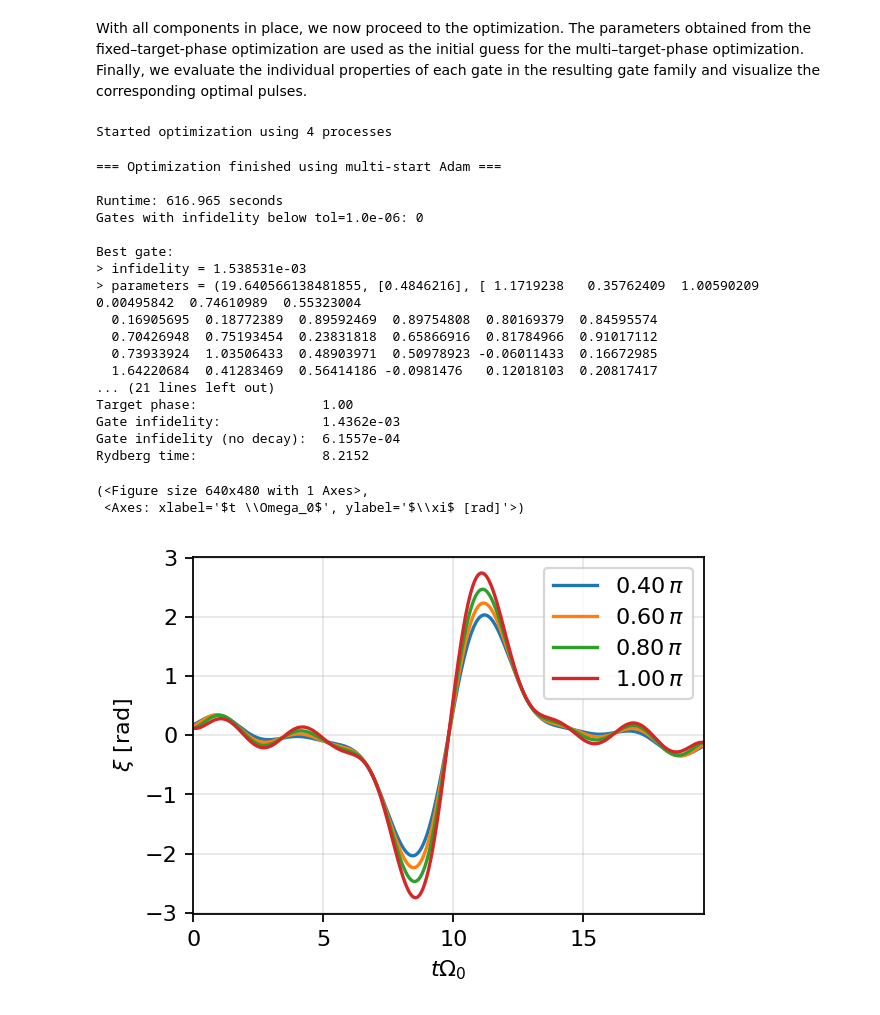
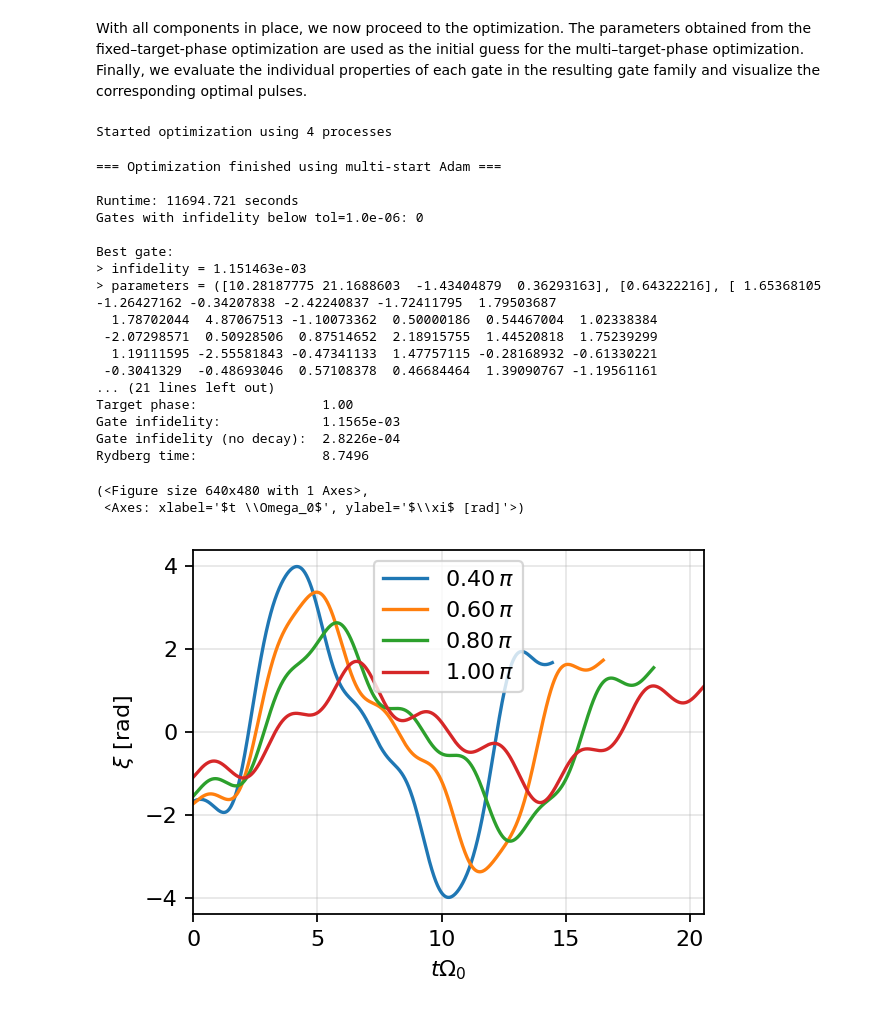
Before and after one commit to dflocher/rydopt, a Jupyter notebook: docs/examples/parity_gate_parametrization.ipynb, the cells around one changed output. Drawn from its saved outputs; the diff is of its cells as text; code cells hidden in the pictures.

Commit message:
docs: update the parameter bounds for multi-start

```diff
--- a/docs/examples/parity_gate_parametrization.ipynb
+++ b/docs/examples/parity_gate_parametrization.ipynb
@@ -196,7 +196,6 @@ fig, ax = ro.characterization.plot_pulse(pulse_ansatz, optimized_params)
 Here, we aim to optimize the parity gate over a range of target gate phases. To this end, we express the trainable parameters of the laser phase ansatz as polynomial functions of $\theta=4\gamma$. We begin by defining a family of parity gates with different target phases and subsequently redefine the pulse using a polynomial parameter map. Duration and other pulse parameters can be treated analogously by assigning them nonzero polynomial degrees.
 # %%
 phases = np.linspace(0.1, 0.25, 4) * np.pi
-opt_results = [opt_result]
 
 gates = [
     ro.gates.ThreeQubitGateIsosceles(
@@ -220,14 +219,8 @@ gate_family = ro.gates.ParametrizedGate(
 # --------------------------------------------------
 # Pulse ansatz (CRAB + polynomial mapping)
 # --------------------------------------------------
-degrees = [0, 0, 3, 0]
+degrees = [3, 0, 3, 0]
 num_params = [1, 1, n_params, 1]
-
-phase_poly_coeffs_init = 0.1 * np.random.random((n_params, degrees[2] + 1))
-phase_poly_coeffs_init[:, 0] = optimized_params[2]
-
-duration_poly_coeffs_init = 0.1 * np.random.random(degrees[0] + 1)
-duration_poly_coeffs_init[0] = optimized_params[0]
 
 pulse_mal = ro.pulses.PolynomialPulseMap(degrees=degrees, num_params=num_params)
 pulse = ro.pulses.MappedPulseAnsatz(
@@ -239,16 +232,16 @@ pulse = ro.pulses.MappedPulseAnsatz(
 With all components in place, we now proceed to the optimization. The parameters obtained from the fixed–target-phase optimization are used as the initial guess for the multi–target-phase optimization. Finally, we evaluate the individual properties of each gate in the resulting gate family and visualize the corresponding optimal pulses.
 # %%
 min_initial_params = (
-    [15.0, *[0.0] * degrees[0]],
+    [0.0, *[0.0] * degrees[0]],
     [-1.0],
-    phase_poly_coeffs_init,
+    -2 * np.ones((n_params, degrees[2] + 1)),
     [],
 )
 
 max_initial_params = (
-    [20.0, *[0.0] * degrees[0]],
+    [10.0, *[34.0] * degrees[0]],
     [1.0],
-    phase_poly_coeffs_init + 1.0,
+    2 * np.ones((n_params, degrees[2] + 1)),
     [],
 )
 
@@ -258,48 +251,48 @@ opt_result_gate_family = ro.optimization.multi_start_optimize(
     min_initial_params,
     max_initial_params,
     tol=1e-6,
-    num_initializations=400,
-    num_steps=100,
+    num_initializations=1000,
+    num_steps=200,
     num_processes=4,
-    return_history=True,
+    return_history=False,
 )
 
 optimized_params_gate_family = opt_result_gate_family.params
 
 print("\n=== Performance analysis of the best/fastest optimized gate pulse ===\n")
 for gate in gate_family.gates:
     infidelity, infidelity_nodecay, ryd_time = ro.characterization.analyze_gate(
         gate, pulse, optimized_params_gate_family, tol=1e-6
     )
 
     # Print the gate performance measures
     print(f"Target phase:                {pulse.target_phase(gate) * 2:.2f}")
     print(f"Gate infidelity:             {infidelity:.4e}")
     print(f"Gate infidelity (no decay):  {infidelity_nodecay:.4e}")
     print(f"Rydberg time:                {ryd_time:.4f}\n")
 
 ro.characterization.plot_mapped_pulse(
     pulse, optimized_params_gate_family, gate_family, plot_detuning=False, plot_rabi=False
 )
 # %% [output]
 Started optimization using 4 processes
 === Optimization finished using multi-start Adam ===
 
-Runtime: 616.965 seconds
+Runtime: 11694.721 seconds
 Gates with infidelity below tol=1.0e-06: 0
 
 Best gate:
-> infidelity = 1.538531e-03
-> parameters = (19.640566138481855, [0.4846216], [ 1.1719238   0.35762409  1.00590209  0.00495842  0.74610989  0.55323004
-  0.16905695  0.18772389  0.89592469  0.89754808  0.80169379  0.84595574
-  0.70426948  0.75193454  0.23831818  0.65866916  0.81784966  0.91017112
-  0.73933924  1.03506433  0.48903971  0.50978923 -0.06011433  0.16672985
-  1.64220684  0.41283469  0.56414186 -0.0981476   0.12018103  0.20817417
+> infidelity = 1.151463e-03
+> parameters = ([10.28187775 21.1688603  -1.43404879  0.36293163], [0.64322216], [ 1.65368105 -1.26427162 -0.34207838 -2.42240837 -1.72411795  1.79503687
+  1.78702044  4.87067513 -1.10073362  0.50000186  0.54467004  1.02338384
+ -2.07298571  0.50928506  0.87514652  2.18915755  1.44520818  1.75239299
+  1.19111595 -2.55581843 -0.47341133  1.47757115 -0.28168932 -0.61330221
+ -0.3041329  -0.48693046  0.57108378  0.46684464  1.39090767 -1.19561161
 ... (21 lines left out)
 Target phase:                1.00
-Gate infidelity:             1.4362e-03
-Gate infidelity (no decay):  6.1557e-04
-Rydberg time:                8.2152
+Gate infidelity:             1.1565e-03
+Gate infidelity (no decay):  2.8226e-04
+Rydberg time:                8.7496
 (<Figure size 640x480 with 1 Axes>,
  <Axes: xlabel='$t \\Omega_0$', ylabel='$\\xi$ [rad]'>)
-[figure, old version]
+[figure, new version]
```
Also changed, not shown: parts of 7 cells of this notebook.
